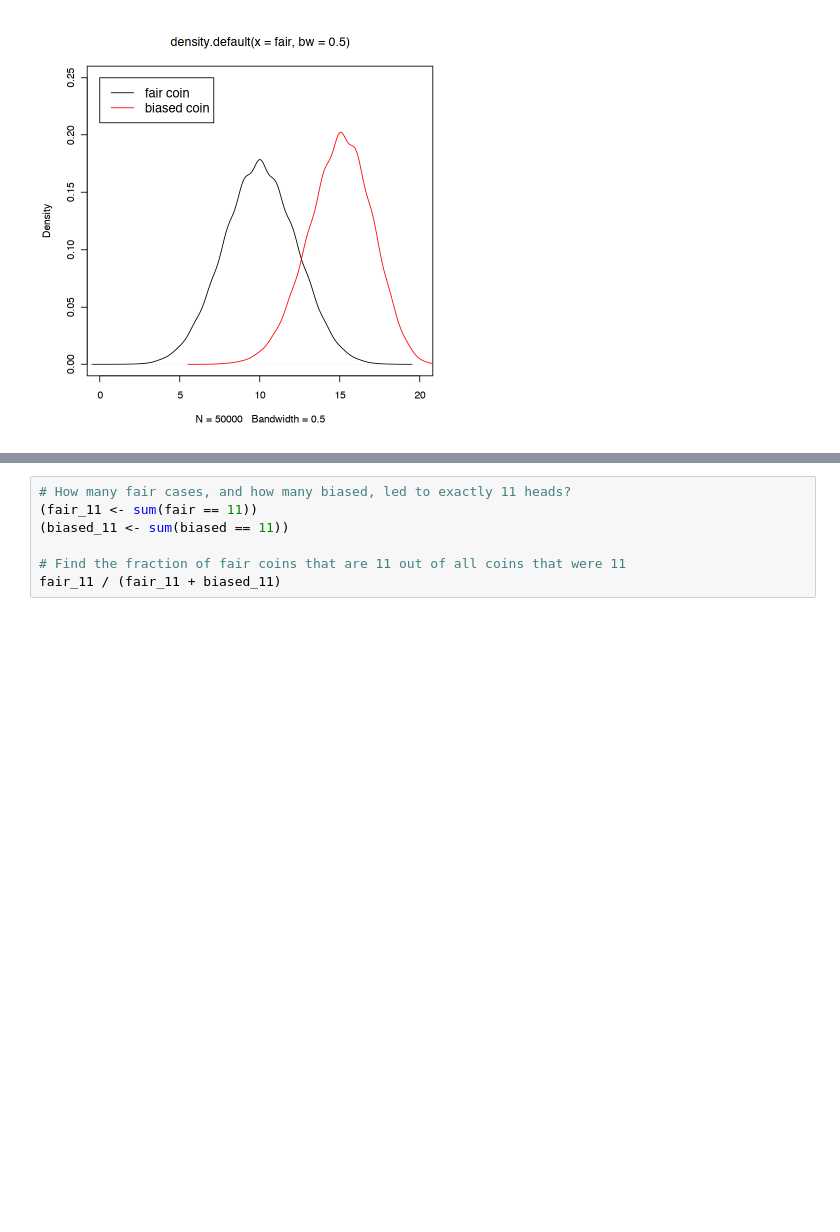
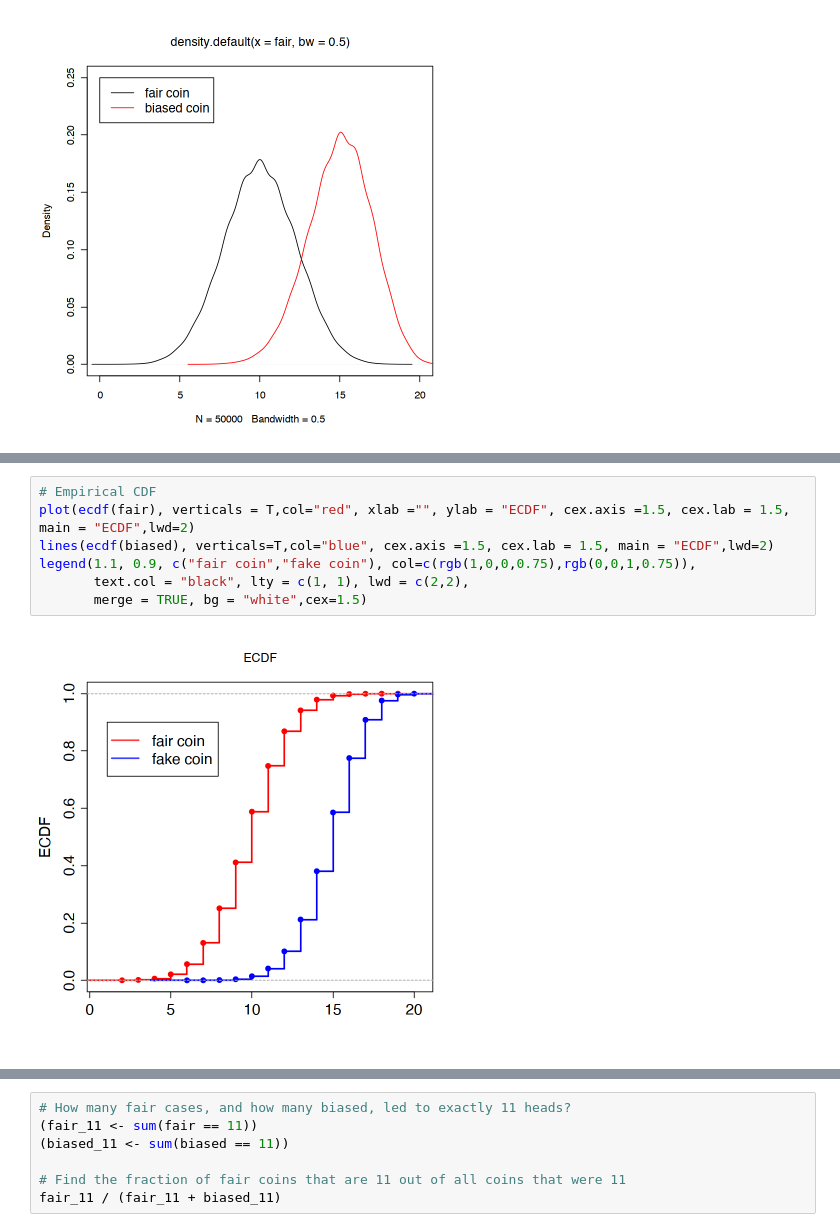
Before and after one commit to norberello/bayes.coins-and-earth-tosses, a Jupyter notebook: Bayes theorem with coins and water.ipynb, the cells around one changed output, grey strips where cells are left out. Saved outputs shown, nothing was run; the diff lists cells and outputs as text; blank space fills up the shorter version.

```diff
--- a/Bayes theorem with coins and water.ipynb
+++ b/Bayes theorem with coins and water.ipynb
@@ -62,0 +67,9 @@ plot(ecdf(biased),add=T,col="red")
+# %%
+# Empirical CDF
+plot(ecdf(fair), verticals = T,col="red", xlab ="", ylab = "ECDF", cex.axis =1.5, cex.lab = 1.5, main = "ECDF",lwd=2)
+lines(ecdf(biased), verticals=T,col="blue", cex.axis =1.5, cex.lab = 1.5, main = "ECDF",lwd=2)
+legend(1.1, 0.9, c("fair coin","fake coin"), col=c(rgb(1,0,0,0.75),rgb(0,0,1,0.75)),
+       text.col = "black", lty = c(1, 1), lwd = c(2,2),
+       merge = TRUE, bg = "white",cex=1.5)
+# %% [output]
+[figure, added]
```
Also changed, not shown: parts of 6 cells of this notebook.
